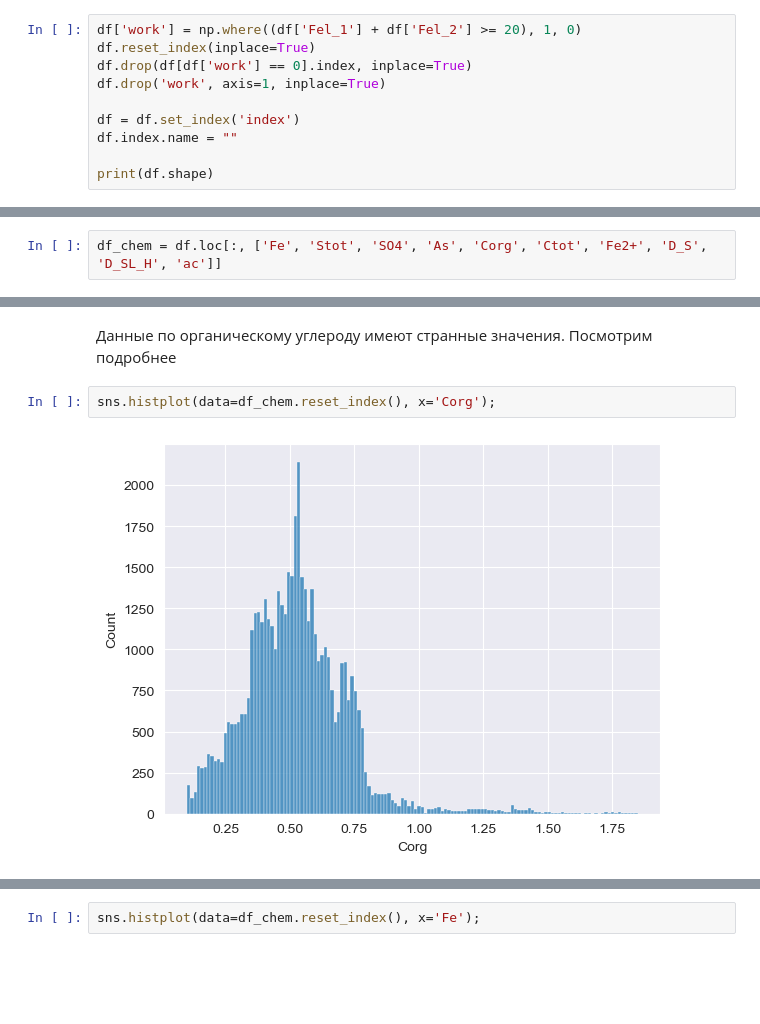
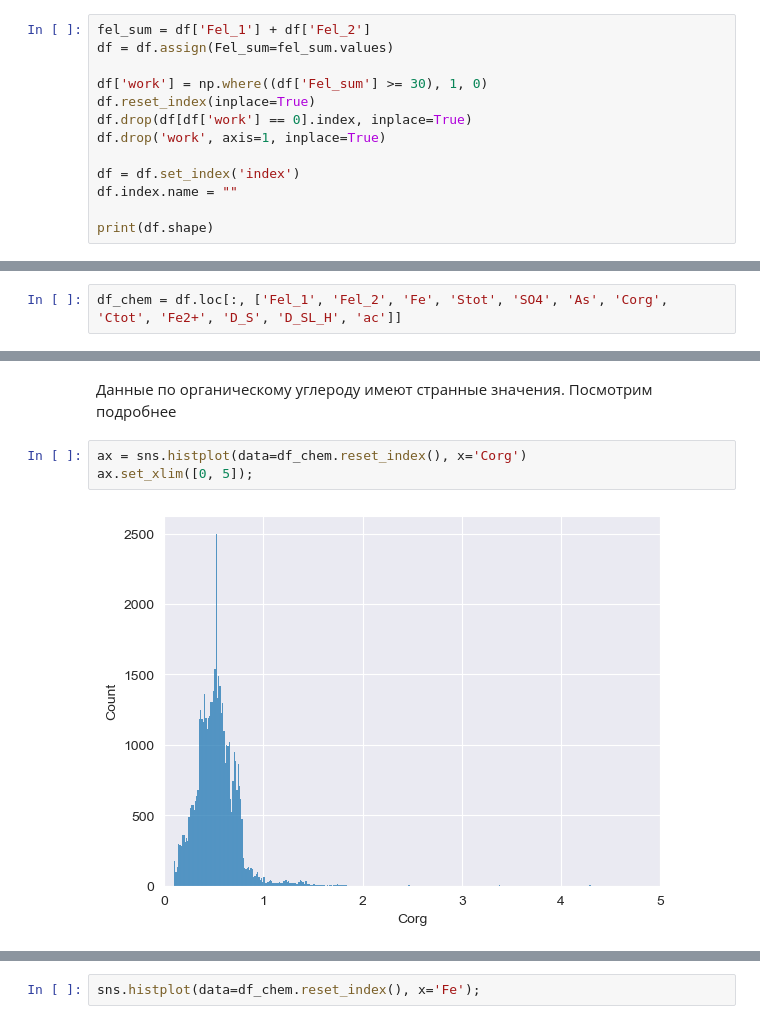
Before and after one commit to ss52/project_pox_pokr, a Jupyter notebook: notebooks/EDA/EDA_all.ipynb, the cells around one changed output, grey strips where cells are left out. Cells and saved outputs as stored; diff of their text form; blank space fills up the shorter version.

Commit message:
New features - feed parameters, oxidation rates for compartments. New rules for data cleaning. New datasets and model with optimization.

```diff
--- a/notebooks/EDA/EDA_all.ipynb
+++ b/notebooks/EDA/EDA_all.ipynb
@@ -110,7 +128,10 @@ df.shape
 # %% [markdown]
 Оставим только те данные, когда автоклав работал
 # %%
-df['work'] = np.where((df['Fel_1'] + df['Fel_2'] >= 20), 1, 0)
+fel_sum = df['Fel_1'] + df['Fel_2']
+df = df.assign(Fel_sum=fel_sum.values)
+
+df['work'] = np.where((df['Fel_sum'] >= 30), 1, 0)
 df.reset_index(inplace=True)
 df.drop(df[df['work'] == 0].index, inplace=True)
 df.drop('work', axis=1, inplace=True)
@@ -326,7 +347,7 @@ Index(['Fel_1', 'Fel_2', 'D_SL', 'QQ_C1', 'QQ_C2', 'QQ_C3', 'QQ_C4', 'QQ_C5',
        'Fe2+', 'D_S', 'D_SL_H', 'ac'],
       dtype='object')
 # %%
-df_chem = df.loc[:, ['Fe', 'Stot', 'SO4', 'As', 'Corg', 'Ctot', 'Fe2+', 'D_S', 'D_SL_H', 'ac']]
+df_chem = df.loc[:, ['Fel_1', 'Fel_2', 'Fe', 'Stot', 'SO4', 'As', 'Corg', 'Ctot', 'Fe2+', 'D_S', 'D_SL_H', 'ac']]
 # %%
 int_cols = [
     'Fe',
@@ -390,6 +413,7 @@ sns.boxplot(data=df_chem[['Corg', 'Ctot']]);
 # %% [markdown]
 Данные по органическому углероду имеют странные значения. Посмотрим подробнее
 # %%
-sns.histplot(data=df_chem.reset_index(), x='Corg');
+ax = sns.histplot(data=df_chem.reset_index(), x='Corg')
+ax.set_xlim([0, 5]);
 # %% [output]
-[figure, old version]
+[figure, new version]
```
Also changed, not shown: parts of 52 cells of this notebook, 6 other files.
